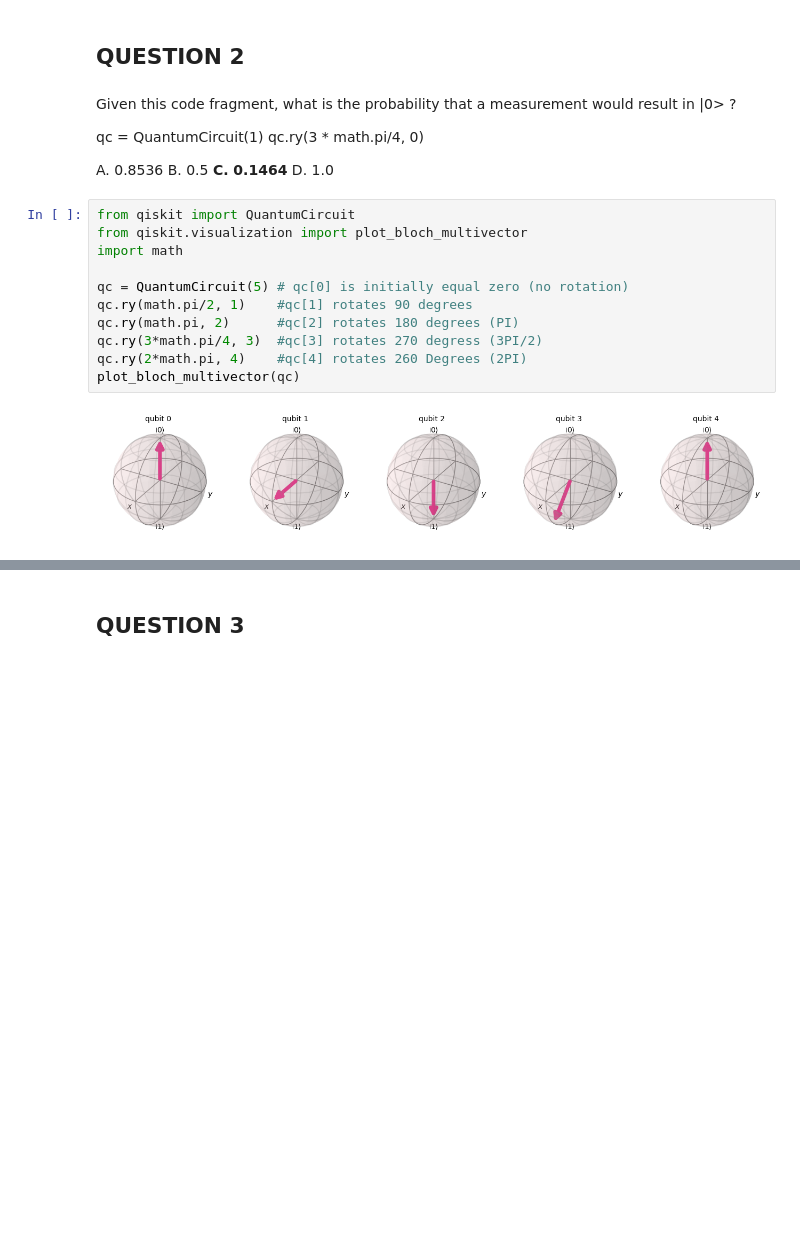
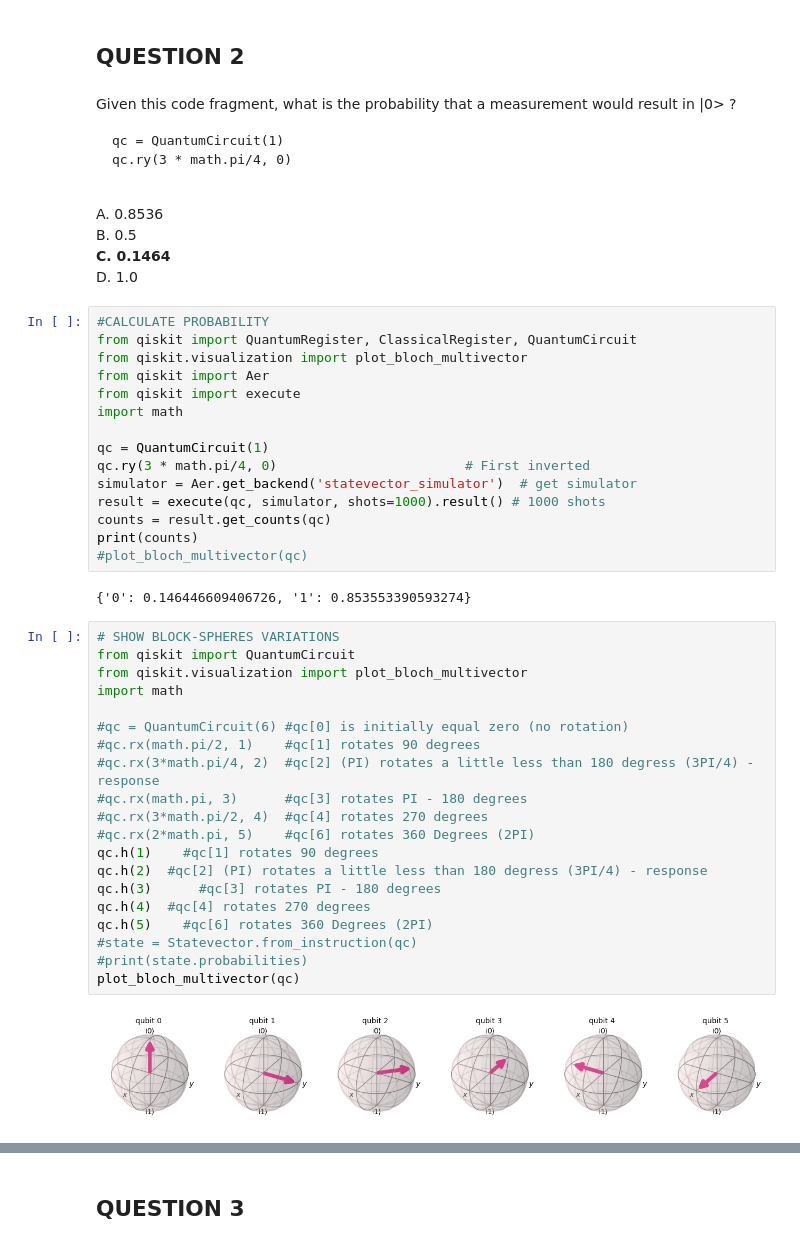
Before and after one commit to gsreis/qiskit_tutorial_exam, a Jupyter notebook: simulated_tutorial.ipynb, the cells around one changed output, grey strips where cells are left out. Cells and saved outputs as stored; diff of their text form; blank space fills up the shorter version.

````diff
--- a/simulated_tutorial.ipynb
+++ b/simulated_tutorial.ipynb
@@ -16,25 +44,52 @@ D Arrays as parameters is not a choice
 ## QUESTION 2
 # %% [markdown]
 Given this code fragment, what is the probability that a measurement would result in |0> ?
-
+```
 qc = QuantumCircuit(1)
 qc.ry(3 * math.pi/4, 0)
 
-A. 0.8536
-B. 0.5
-**C. 0.1464**
+```
+A. 0.8536 \
+B. 0.5\
+**C. 0.1464** \
 D. 1.0
-# %%
-from qiskit import QuantumCircuit
-from qiskit.visualization import plot_bloch_multivector
-import math
-
-qc = QuantumCircuit(5) # qc[0] is initially equal zero (no rotation)
-qc.ry(math.pi/2, 1)    #qc[1] rotates 90 degrees
-qc.ry(math.pi, 2)      #qc[2] rotates 180 degrees (PI)
-qc.ry(3*math.pi/4, 3)  #qc[3] rotates 270 degress (3PI/2)
-qc.ry(2*math.pi, 4)    #qc[4] rotates 260 Degrees (2PI)
-plot_bloch_multivector(qc)
-# %% [output]
-[figure, removed]
+# %%
+#CALCULATE PROBABILITY
+from qiskit import QuantumRegister, ClassicalRegister, QuantumCircuit
+from qiskit.visualization import plot_bloch_multivector
+from qiskit import Aer
+from qiskit import execute
+import math
+
+qc = QuantumCircuit(1)
+qc.ry(3 * math.pi/4, 0)                        # First inverted
+simulator = Aer.get_backend('statevector_simulator')  # get simulator
+result = execute(qc, simulator, shots=1000).result() # 1000 shots
+counts = result.get_counts(qc)
+print(counts)
+#plot_bloch_multivector(qc)
+# %% [output]
+{'0': 0.146446609406726, '1': 0.853553390593274}
+# %%
+# SHOW BLOCK-SPHERES VARIATIONS
+from qiskit import QuantumCircuit
+from qiskit.visualization import plot_bloch_multivector
+import math
+
+#qc = QuantumCircuit(6) #qc[0] is initially equal zero (no rotation)
+#qc.rx(math.pi/2, 1)    #qc[1] rotates 90 degrees
+#qc.rx(3*math.pi/4, 2)  #qc[2] (PI) rotates a little less than 180 degress (3PI/4) - response
+#qc.rx(math.pi, 3)      #qc[3] rotates PI - 180 degrees
+#qc.rx(3*math.pi/2, 4)  #qc[4] rotates 270 degrees
+#qc.rx(2*math.pi, 5)    #qc[6] rotates 360 Degrees (2PI)
+qc.h(1)    #qc[1] rotates 90 degrees
+qc.h(2)  #qc[2] (PI) rotates a little less than 180 degress (3PI/4) - response
+qc.h(3)      #qc[3] rotates PI - 180 degrees
+qc.h(4)  #qc[4] rotates 270 degrees
+qc.h(5)    #qc[6] rotates 360 Degrees (2PI)
+#state = Statevector.from_instruction(qc)
+#print(state.probabilities)
+plot_bloch_multivector(qc)
+# %% [output]
+[figure, added]
 # %% [markdown]
````
Also changed, not shown: parts of 286 cells of this notebook.
